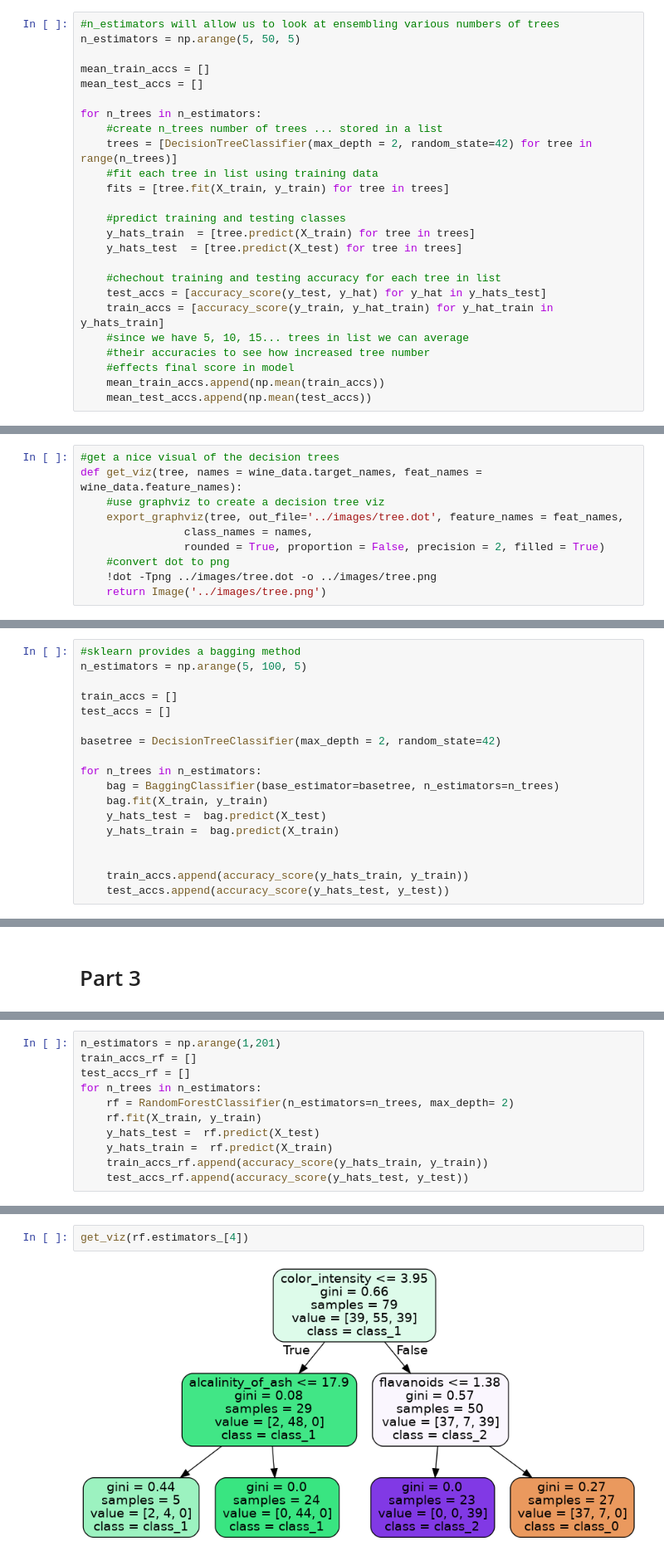
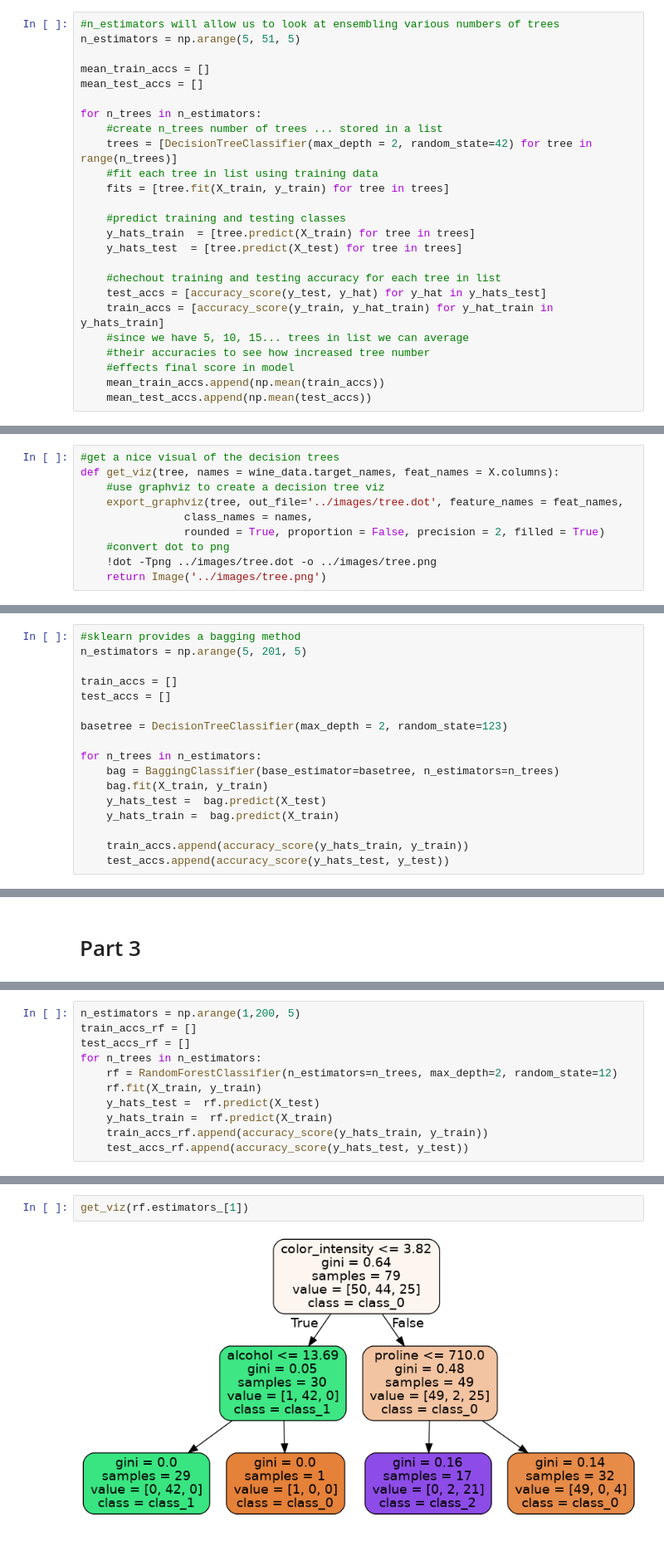
Before and after one commit to hberginc/practice-teach-Random-Forest, a Jupyter notebook: notebooks/RF_intro.ipynb, the cells around one changed output, grey strips where cells are left out. Shown: that part at 83% size. Cells and saved outputs as stored; diff of their text form.

Commit message:
finalized visuals for ipython notebook

```diff
--- a/notebooks/RF_intro.ipynb
+++ b/notebooks/RF_intro.ipynb
@@ -59,6 +56,6 @@ X_train, X_test, y_train, y_test = train_test_split(X, y, test_size=0.25,random_
 # %%
 #n_estimators will allow us to look at ensembling various numbers of trees
-n_estimators = np.arange(5, 50, 5)
+n_estimators = np.arange(5, 51, 5)
 
 mean_train_accs = []
 mean_test_accs = []
@@ -110,7 +96,7 @@ plt.legend();
 #### So what would two decision trees look like if they were trained on the same data?
 # %%
 #get a nice visual of the decision trees
-def get_viz(tree, names = wine_data.target_names, feat_names = wine_data.feature_names):
+def get_viz(tree, names = wine_data.target_names, feat_names = X.columns):
     #use graphviz to create a decision tree viz
     export_graphviz(tree, out_file='../images/tree.dot', feature_names = feat_names,
                 class_names = names,
@@ -139,12 +136,12 @@ We get the exact same tree over and over... so we have an opportunity to get cre
 1. Average/Vote on all of the estimators to return a prediction
 # %%
 #sklearn provides a bagging method
-n_estimators = np.arange(5, 100, 5)
+n_estimators = np.arange(5, 201, 5)
 
 train_accs = []
 test_accs = []
 
-basetree = DecisionTreeClassifier(max_depth = 2, random_state=42)
+basetree = DecisionTreeClassifier(max_depth = 2, random_state=123)
 
 for n_trees in n_estimators:
     bag = BaggingClassifier(base_estimator=basetree, n_estimators=n_trees)
@@ -152,6 +149,5 @@ for n_trees in n_estimators:
     y_hats_test =  bag.predict(X_test)
     y_hats_train =  bag.predict(X_train)
 
-
     train_accs.append(accuracy_score(y_hats_train, y_train))
     test_accs.append(accuracy_score(y_hats_test, y_test))
@@ -186,11 +183,11 @@ To decorrelate the trees even more than bagging, we decide not to consider every
 
 The *max_features* parameter helps change the number of considered features. In sklearn, max_features is set to 'auto' which is the square root of the number of features available in the dataset.
 # %%
-n_estimators = np.arange(1,201)
+n_estimators = np.arange(1,200, 5)
 train_accs_rf = []
 test_accs_rf = []
 for n_trees in n_estimators:
-    rf = RandomForestClassifier(n_estimators=n_trees, max_depth= 2)
+    rf = RandomForestClassifier(n_estimators=n_trees, max_depth=2, random_state=12)
     rf.fit(X_train, y_train)
     y_hats_test =  rf.predict(X_test)
     y_hats_train =  rf.predict(X_train)
@@ -215,7 +214,7 @@ get_viz(rf.estimators_[0])
 # %%
-get_viz(rf.estimators_[4])
+get_viz(rf.estimators_[1])
 # %% [output]
-[figure, old version]
+[figure, new version]
 # %% [markdown]
 #### Questions
 
```
Also changed, not shown: parts of 22 cells of this notebook, 4 other files.
